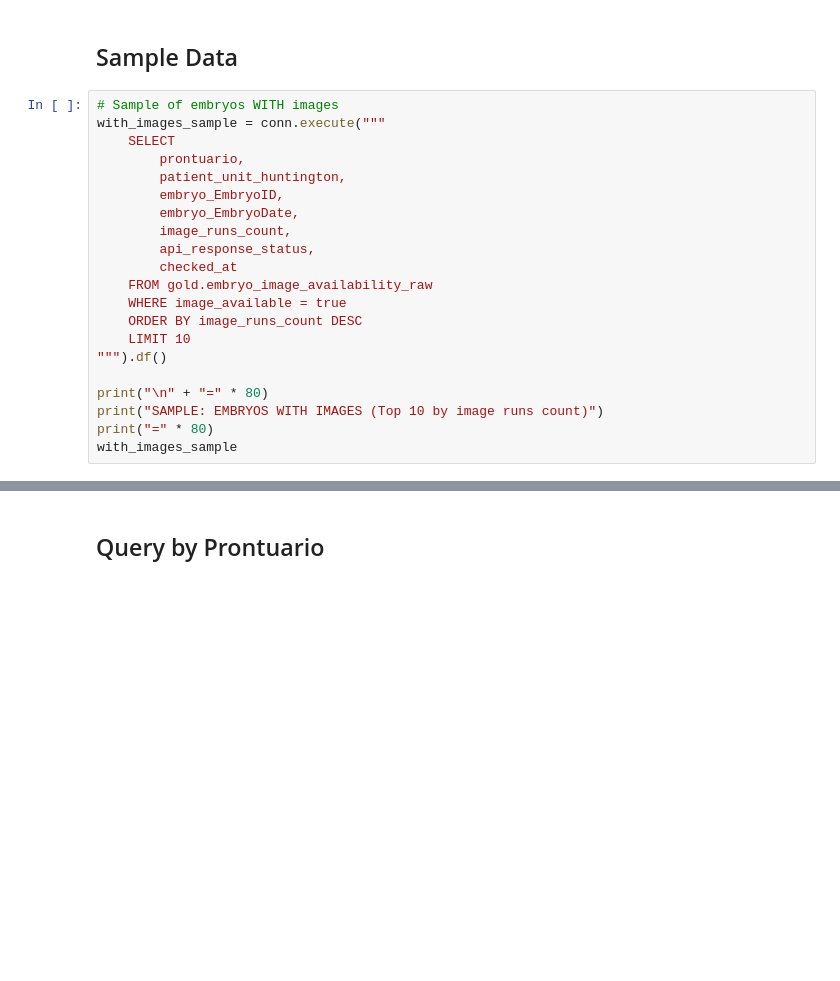
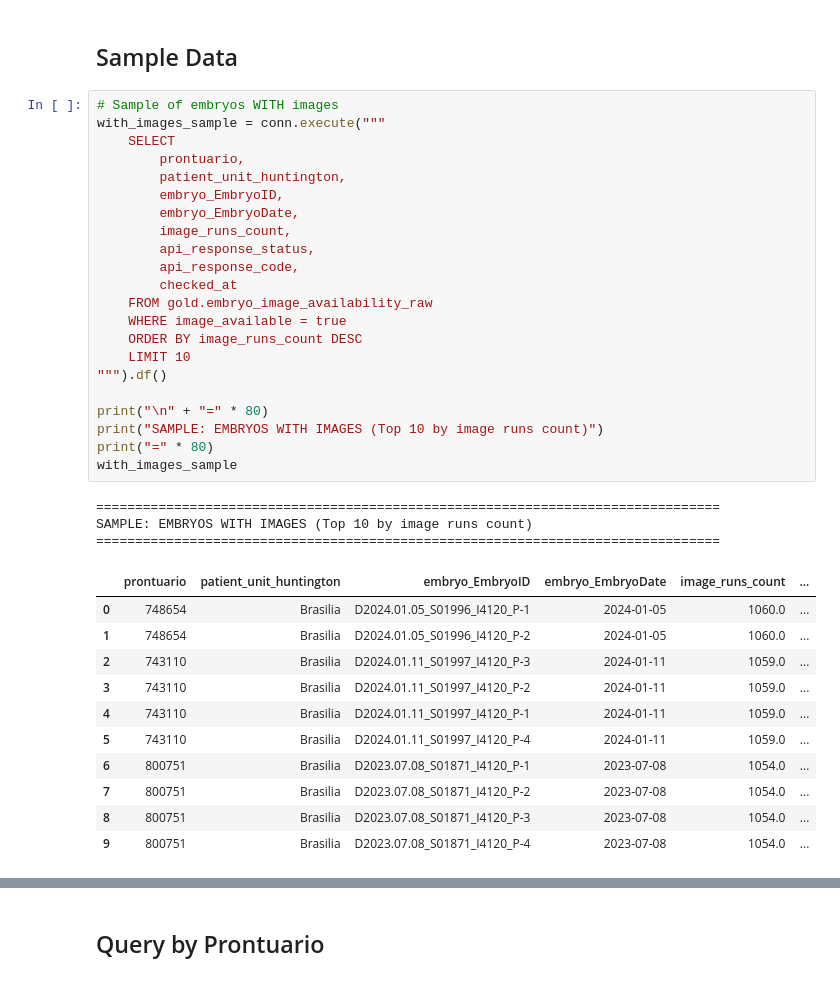
Before and after one commit to bobbypestana/embryoscope-extraction, a Jupyter notebook: embryoscope/report/explore/explore_image_availability.ipynb, the cells around one changed output, grey strips where cells are left out. Cells and saved outputs as stored; diff of their text form; blank space fills up the shorter version.

```diff
--- a/embryoscope/report/explore/explore_image_availability.ipynb
+++ b/embryoscope/report/explore/explore_image_availability.ipynb
@@ -136,24 +134,40 @@ status_summary
 # %%
 # Sample of embryos WITH images
 with_images_sample = conn.execute("""
     SELECT
         prontuario,
         patient_unit_huntington,
         embryo_EmbryoID,
         embryo_EmbryoDate,
         image_runs_count,
         api_response_status,
+        api_response_code,
         checked_at
     FROM gold.embryo_image_availability_raw
     WHERE image_available = true
     ORDER BY image_runs_count DESC
     LIMIT 10
 """).df()
 
 print("\n" + "=" * 80)
 print("SAMPLE: EMBRYOS WITH IMAGES (Top 10 by image runs count)")
 print("=" * 80)
 with_images_sample
+# %% [output]
+================================================================================
+SAMPLE: EMBRYOS WITH IMAGES (Top 10 by image runs count)
+================================================================================
+|  | prontuario | patient_unit_huntington | embryo_EmbryoID | embryo_EmbryoDate | image_runs_count | ... |
+| 0 | 748654 | Brasilia | D2024.01.05_S01996_I4120_P-1 | 2024-01-05 | 1060.0 | ... |
+| 1 | 748654 | Brasilia | D2024.01.05_S01996_I4120_P-2 | 2024-01-05 | 1060.0 | ... |
+| 2 | 743110 | Brasilia | D2024.01.11_S01997_I4120_P-3 | 2024-01-11 | 1059.0 | ... |
+| 3 | 743110 | Brasilia | D2024.01.11_S01997_I4120_P-2 | 2024-01-11 | 1059.0 | ... |
+| 4 | 743110 | Brasilia | D2024.01.11_S01997_I4120_P-1 | 2024-01-11 | 1059.0 | ... |
+| 5 | 743110 | Brasilia | D2024.01.11_S01997_I4120_P-4 | 2024-01-11 | 1059.0 | ... |
+| 6 | 800751 | Brasilia | D2023.07.08_S01871_I4120_P-1 | 2023-07-08 | 1054.0 | ... |
+| 7 | 800751 | Brasilia | D2023.07.08_S01871_I4120_P-2 | 2023-07-08 | 1054.0 | ... |
+| 8 | 800751 | Brasilia | D2023.07.08_S01871_I4120_P-3 | 2023-07-08 | 1054.0 | ... |
+| 9 | 800751 | Brasilia | D2023.07.08_S01871_I4120_P-4 | 2023-07-08 | 1054.0 | ... |
 # %%
 # Sample of embryos WITHOUT images
 without_images_sample = conn.execute("""
```
Also changed, not shown: parts of 16 cells of this notebook, 25 other files.
